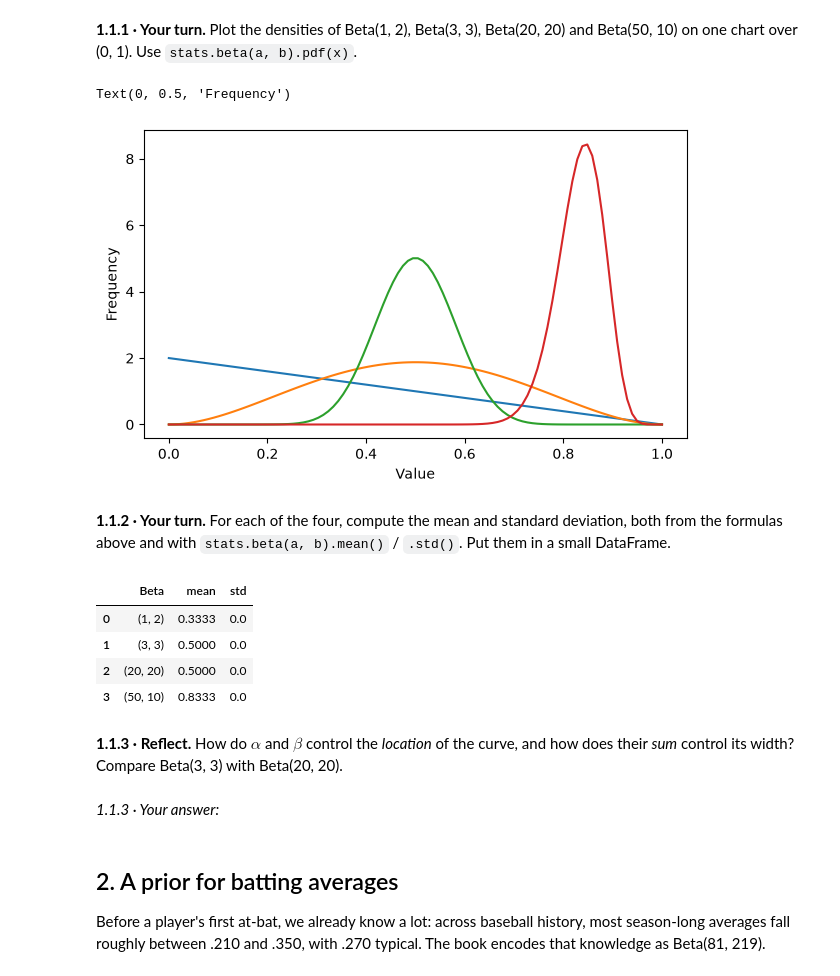
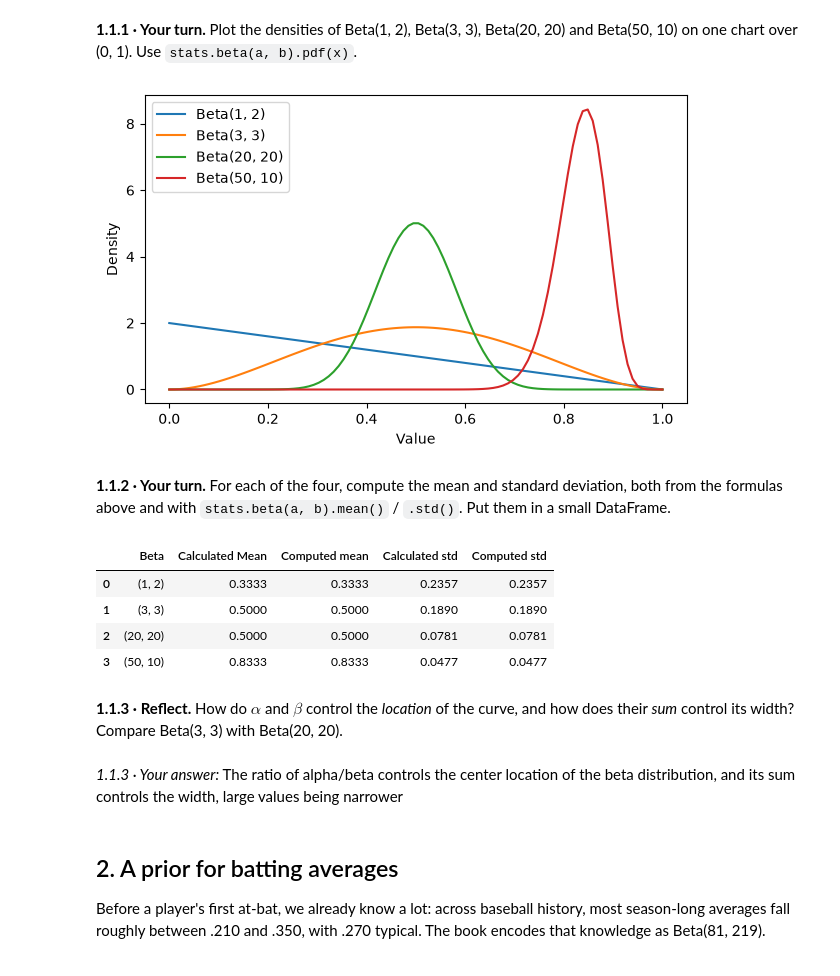
Before and after one commit to jliu771/BayesBaseballCardsandComputers, a Jupyter notebook: empirical_bayes/01_beta_distribution_JLanswers.ipynb, the cells around one changed output. Drawn from its saved outputs; the diff is of its cells as text; code cells hidden in the pictures.

```diff
--- a/empirical_bayes/01_beta_distribution_JLanswers.ipynb
+++ b/empirical_bayes/01_beta_distribution_JLanswers.ipynb
@@ -48,37 +48,40 @@ A handy way to think about it: $\alpha$ counts "successes", $\beta$ counts "fail
 # %%
 x = np.linspace(0, 1, 100)
 betas = [(1, 2), (3, 3), (20, 20), (50, 10)]
 for (a, b) in betas:
     y = stats.beta(a, b).pdf(x)
-    plt.plot (x, y)
-
+    plt.plot (x, y, label = f"Beta({a}, {b})")
 # Add labels and title
 plt.xlabel('Value')
-plt.ylabel('Frequency')
+plt.ylabel('Density')
+plt.legend()
+plt.show()
 # %% [output]
-Text(0, 0.5, 'Frequency')
-[figure, old version]
+[figure, new version]
 # %% [markdown]
 **1.1.2 · Your turn.** For each of the four, compute the mean and standard deviation, both from the formulas above and with `stats.beta(a, b).mean()` / `.std()`. Put them in a small DataFrame.
 # %%
 info = []
 for (a, b) in betas:
     beta = (a, b)
-    mean = stats.beta(a, b).mean()
-    std = stats.beta(a, b).mean().std()
-    info.append([beta, mean, std])
-df1 = pd.DataFrame(info,columns = ["Beta", "mean", "std"])
+    calc_mean = (a / (a+b))
+    calc_std = np.sqrt((a * b)/ (( (a + b)**2)*(a + b + 1)))
+    comp_mean = stats.beta(a, b).mean()
+    comp_std = stats.beta(a, b).std()
+    info.append([beta, calc_mean, comp_mean, calc_std, comp_std])
+df1 = pd.DataFrame(info,columns = ["Beta", "Calculated Mean", "Computed mean", "Calculated std", "Computed std"])
 df1
 # %% [output]
-|  | Beta | mean | std |
-| 0 | (1, 2) | 0.3333 | 0.0 |
-| 1 | (3, 3) | 0.5000 | 0.0 |
-| 2 | (20, 20) | 0.5000 | 0.0 |
-| 3 | (50, 10) | 0.8333 | 0.0 |
+|  | Beta | Calculated Mean | Computed mean | Calculated std | Computed std |
+| 0 | (1, 2) | 0.3333 | 0.3333 | 0.2357 | 0.2357 |
+| 1 | (3, 3) | 0.5000 | 0.5000 | 0.1890 | 0.1890 |
+| 2 | (20, 20) | 0.5000 | 0.5000 | 0.0781 | 0.0781 |
+| 3 | (50, 10) | 0.8333 | 0.8333 | 0.0477 | 0.0477 |
 # %% [markdown]
 **1.1.3 · Reflect.** How do $\alpha$ and $\beta$ control the *location* of the curve, and how does their *sum* control its width? Compare Beta(3, 3) with Beta(20, 20).
 # %% [markdown]
 *1.1.3 · Your answer:*
+The ratio of alpha/beta controls the center location of the beta distribution, and its sum controls the width, large values being narrower
 # %% [markdown]
 ## 2. A prior for batting averages
 
```
Also changed, not shown: parts of 15 cells of this notebook, 17 other files.
